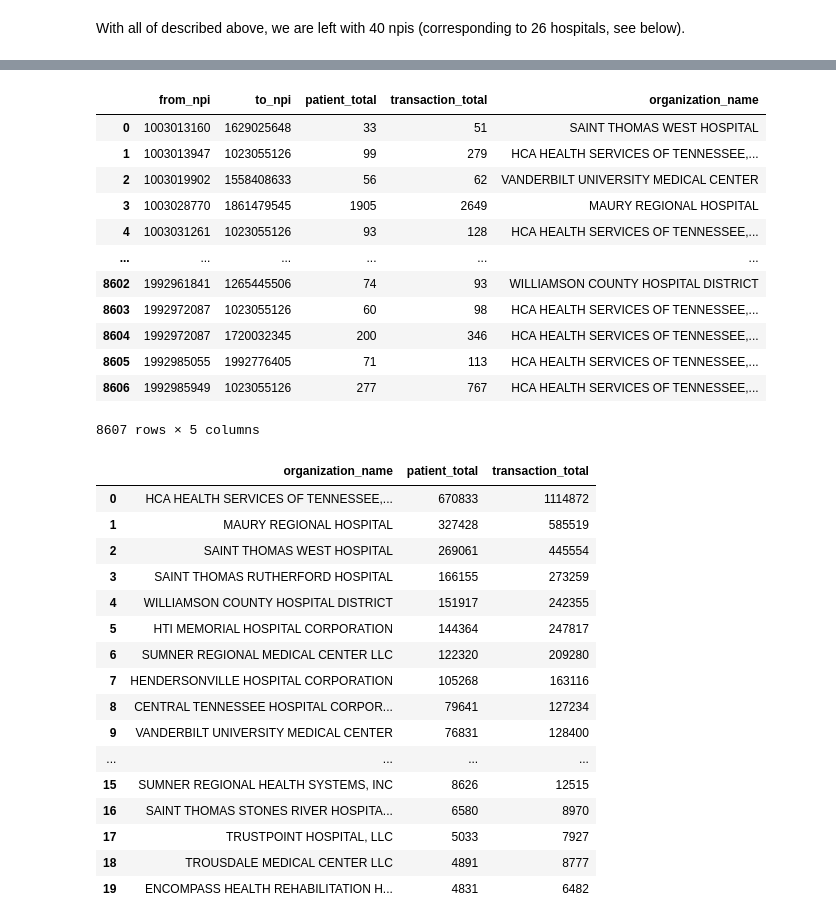
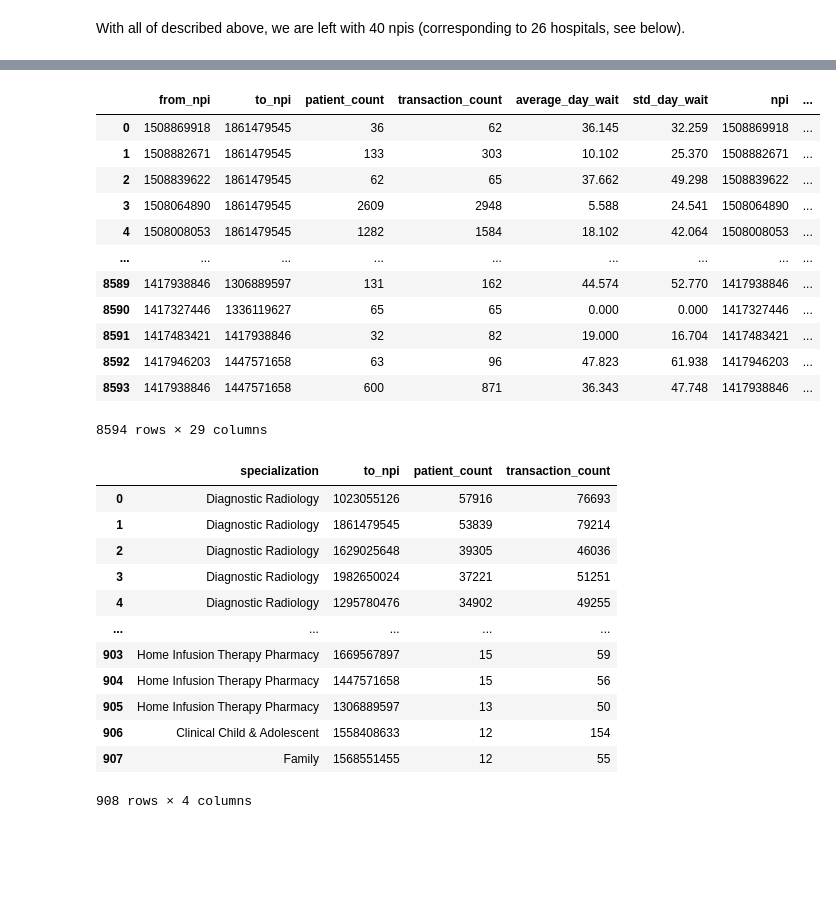
Before and after one commit to tomoumer/hop_team-the-hindenburgs, a Jupyter notebook: notebooks/data_exploration.ipynb, the cells around one changed output, grey strips where cells are left out. Drawn from its saved outputs; the diff is of its cells as text; code cells hidden in the pictures; blank space fills up the shorter version.

```diff
--- a/notebooks/data_exploration.ipynb
+++ b/notebooks/data_exploration.ipynb
@@ -212,62 +222,53 @@ hospitals
 # %%
 var = tuple(total_referrals.loc[total_referrals['patient_total'] > 4000]['to_npi'].tolist())
 
 query =f"""
-SELECT
-    from_npi,
-    to_npi,
-    SUM(patient_count) AS patient_total,
-    SUM(transaction_count) AS transaction_total,
-    organization_name
-FROM hop_teaming
-INNER JOIN nnpes
-ON hop_teaming.to_npi = nnpes.npi
+SELECT *
+FROM hop_teaming AS ht
+INNER JOIN nnpes AS nn
+ON ht.from_npi = nn.npi
+LEFT JOIN nucc_taxonomy AS nc
+ON nn.primary_taxonomy = nc.code
 WHERE to_npi IN {var}
-GROUP BY from_npi, to_npi
 """
 
 with sqlite3.connect('../data/hop_teaming_database.sqlite') as db:
     providers_to_major = pd.read_sql(query, db)
 
 providers_to_major
 # %% [output]
-|  | from_npi | to_npi | patient_total | transaction_total | organization_name |
-| 0 | 1003013160 | 1629025648 | 33 | 51 | SAINT THOMAS WEST HOSPITAL |
-| 1 | 1003013947 | 1023055126 | 99 | 279 | HCA HEALTH SERVICES OF TENNESSEE,... |
-| 2 | 1003019902 | 1558408633 | 56 | 62 | VANDERBILT UNIVERSITY MEDICAL CENTER |
-| 3 | 1003028770 | 1861479545 | 1905 | 2649 | MAURY REGIONAL HOSPITAL |
-| 4 | 1003031261 | 1023055126 | 93 | 128 | HCA HEALTH SERVICES OF TENNESSEE,... |
-| ... | ... | ... | ... | ... | ... |
-| 8602 | 1992961841 | 1265445506 | 74 | 93 | WILLIAMSON COUNTY HOSPITAL DISTRICT |
-| 8603 | 1992972087 | 1023055126 | 60 | 98 | HCA HEALTH SERVICES OF TENNESSEE,... |
-| 8604 | 1992972087 | 1720032345 | 200 | 346 | HCA HEALTH SERVICES OF TENNESSEE,... |
-| 8605 | 1992985055 | 1992776405 | 71 | 113 | HCA HEALTH SERVICES OF TENNESSEE,... |
-| 8606 | 1992985949 | 1023055126 | 277 | 767 | HCA HEALTH SERVICES OF TENNESSEE,... |
+|  | from_npi | to_npi | patient_count | transaction_count | average_day_wait | std_day_wait | npi | ... |
+| 0 | 1508869918 | 1861479545 | 36 | 62 | 36.145 | 32.259 | 1508869918 | ... |
+| 1 | 1508882671 | 1861479545 | 133 | 303 | 10.102 | 25.370 | 1508882671 | ... |
+| 2 | 1508839622 | 1861479545 | 62 | 65 | 37.662 | 49.298 | 1508839622 | ... |
+| 3 | 1508064890 | 1861479545 | 2609 | 2948 | 5.588 | 24.541 | 1508064890 | ... |
+| 4 | 1508008053 | 1861479545 | 1282 | 1584 | 18.102 | 42.064 | 1508008053 | ... |
+| ... | ... | ... | ... | ... | ... | ... | ... | ... |
+| 8589 | 1417938846 | 1306889597 | 131 | 162 | 44.574 | 52.770 | 1417938846 | ... |
+| 8590 | 1417327446 | 1336119627 | 65 | 65 | 0.000 | 0.000 | 1417327446 | ... |
+| 8591 | 1417483421 | 1417938846 | 32 | 82 | 19.000 | 16.704 | 1417483421 | ... |
+| 8592 | 1417946203 | 1447571658 | 63 | 96 | 47.823 | 61.938 | 1417946203 | ... |
+| 8593 | 1417938846 | 1447571658 | 600 | 871 | 36.343 | 47.748 | 1417938846 | ... |
-8607 rows × 5 columns
+8594 rows × 29 columns
 # %%
 (
 providers_to_major
-.groupby('organization_name')[['patient_total','transaction_total']]
+.groupby(['specialization', 'to_npi'])[['patient_count','transaction_count']]
     .sum()
-    .sort_values(by='patient_total',ascending= False)
+    .sort_values(by='patient_count',ascending= False)
     .reset_index()
-
 )
 # %% [output]
-|  | organization_name | patient_total | transaction_total |
-| 0 | HCA HEALTH SERVICES OF TENNESSEE,... | 670833 | 1114872 |
-| 1 | MAURY REGIONAL HOSPITAL | 327428 | 585519 |
-| 2 | SAINT THOMAS WEST HOSPITAL | 269061 | 445554 |
-| 3 | SAINT THOMAS RUTHERFORD HOSPITAL | 166155 | 273259 |
-| 4 | WILLIAMSON COUNTY HOSPITAL DISTRICT | 151917 | 242355 |
-| 5 | HTI MEMORIAL HOSPITAL CORPORATION | 144364 | 247817 |
-| 6 | SUMNER REGIONAL MEDICAL CENTER LLC | 122320 | 209280 |
-| 7 | HENDERSONVILLE HOSPITAL CORPORATION | 105268 | 163116 |
-| 8 | CENTRAL TENNESSEE HOSPITAL CORPOR... | 79641 | 127234 |
-| 9 | VANDERBILT UNIVERSITY MEDICAL CENTER | 76831 | 128400 |
-| ... | ... | ... | ... |
-| 15 | SUMNER REGIONAL HEALTH SYSTEMS, INC | 8626 | 12515 |
-| 16 | SAINT THOMAS STONES RIVER HOSPITA... | 6580 | 8970 |
-| 17 | TRUSTPOINT HOSPITAL, LLC | 5033 | 7927 |
-| 18 | TROUSDALE MEDICAL CENTER LLC | 4891 | 8777 |
-| 19 | ENCOMPASS HEALTH REHABILITATION H... | 4831 | 6482 |
+|  | specialization | to_npi | patient_count | transaction_count |
+| 0 | Diagnostic Radiology | 1023055126 | 57916 | 76693 |
+| 1 | Diagnostic Radiology | 1861479545 | 53839 | 79214 |
+| 2 | Diagnostic Radiology | 1629025648 | 39305 | 46036 |
+| 3 | Diagnostic Radiology | 1982650024 | 37221 | 51251 |
+| 4 | Diagnostic Radiology | 1295780476 | 34902 | 49255 |
+| ... | ... | ... | ... | ... |
+| 903 | Home Infusion Therapy Pharmacy | 1669567897 | 15 | 59 |
+| 904 | Home Infusion Therapy Pharmacy | 1447571658 | 15 | 56 |
+| 905 | Home Infusion Therapy Pharmacy | 1306889597 | 13 | 50 |
+| 906 | Clinical Child & Adolescent | 1558408633 | 12 | 154 |
+| 907 | Family | 1568551455 | 12 | 55 |
+908 rows × 4 columns
```
Also changed, not shown: parts of 7 cells of this notebook.
